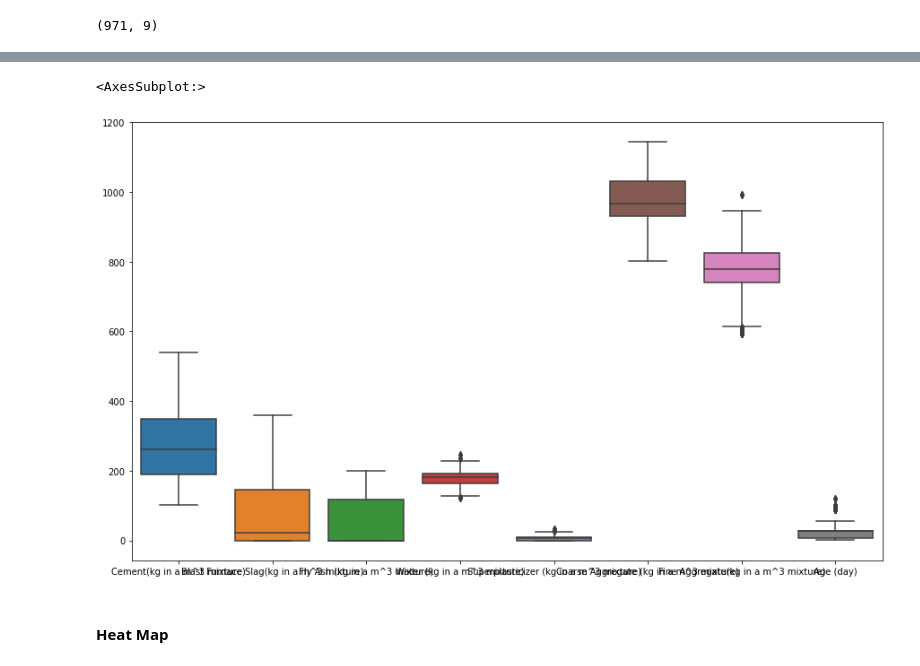
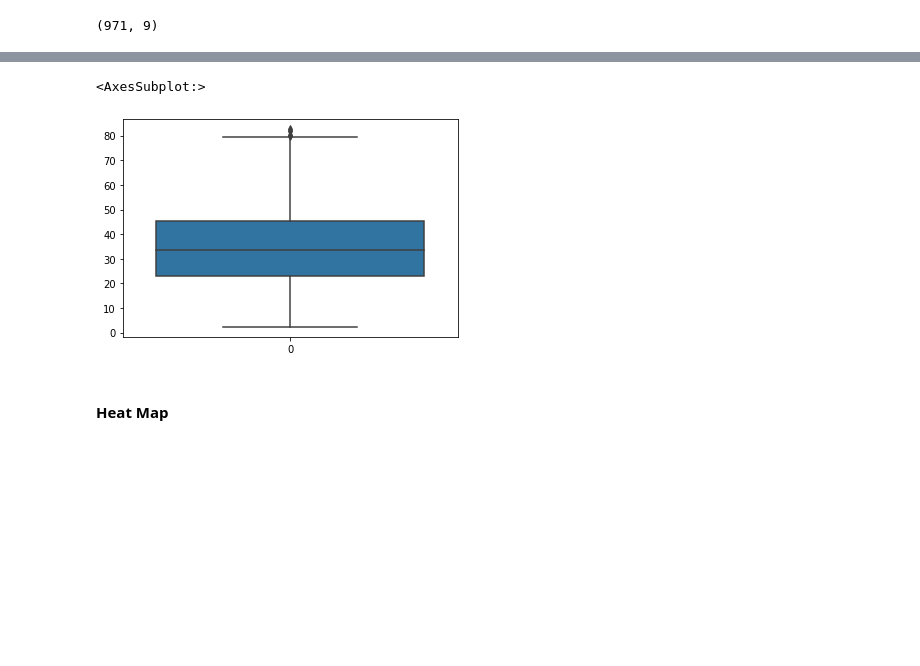
Before and after one commit to munsif-dev/Prediction-of-Concrete-Compressive-Strength, a Jupyter notebook: Concrete Compressive Strength/ML-Final-project.ipynb, the cells around one changed output, grey strips where cells are left out. Drawn from its saved outputs; the diff is of its cells as text; code cells hidden in the pictures; blank space fills up the shorter version.

```diff
--- a/Concrete Compressive Strength/ML-Final-project.ipynb
+++ b/Concrete Compressive Strength/ML-Final-project.ipynb
@@ -143,11 +143,11 @@ df_cleaned.describe()
 | 75% | 350.000000 | 145.000000 | 118.310000 | 192.000000 | ... |
 | max | 540.000000 | 359.400000 | 200.100000 | 247.000000 | ... |
 # %%
-plt.figure(figsize=(15, 9))
-sns.boxplot(data=df_cleaned.iloc[:, :-1])
+
+sns.boxplot(data=df_cleaned.iloc[:, -1])
 # %% [output]
 <AxesSubplot:>
-[figure, old version]
+[figure, new version]
 # %% [markdown]
 #### Heat Map
 # %%
```
Also changed, not shown: parts of 19 cells of this notebook.
